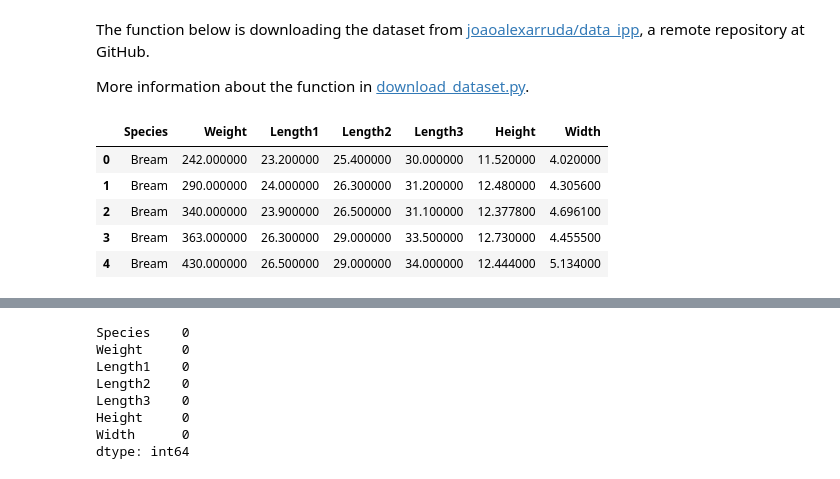
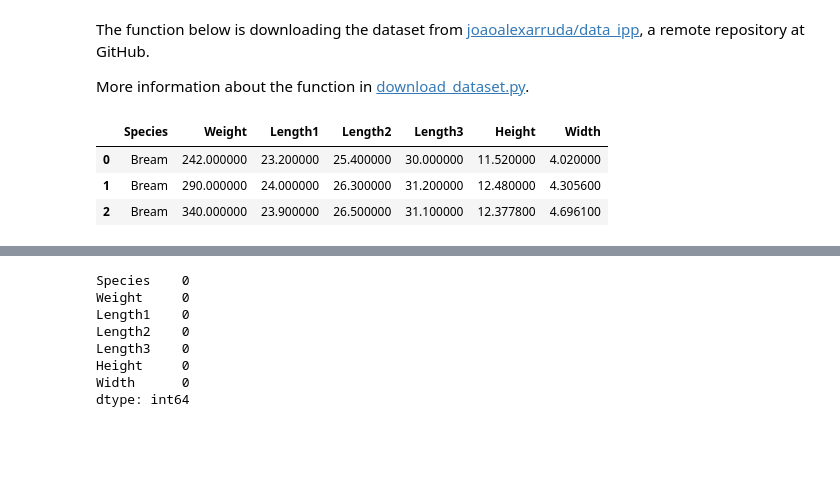
Before and after one commit to joaoalexarruda/fishcatch, a Jupyter notebook: main.ipynb, the cells around one changed output, grey strips where cells are left out. Saved outputs shown, nothing was run; the diff lists cells and outputs as text; code cells hidden in the pictures; blank space fills up the shorter version.

```diff
--- a/main.ipynb
+++ b/main.ipynb
@@ -24,14 +24,12 @@ fishcatch = download_dataset(data_file='fishcatch', extension='.tar.xz')
 # %%
 # Quick peek at the data
 df = pd.read_csv(fishcatch)
-df.head().style.background_gradient(cmap='viridis')
+df.head(3).style.background_gradient(cmap='viridis')
 # %% [output]
 |  | Species | Weight | Length1 | Length2 | Length3 | Height | Width |
 | 0 | Bream | 242.000000 | 23.200000 | 25.400000 | 30.000000 | 11.520000 | 4.020000 |
 | 1 | Bream | 290.000000 | 24.000000 | 26.300000 | 31.200000 | 12.480000 | 4.305600 |
 | 2 | Bream | 340.000000 | 23.900000 | 26.500000 | 31.100000 | 12.377800 | 4.696100 |
-| 3 | Bream | 363.000000 | 26.300000 | 29.000000 | 33.500000 | 12.730000 | 4.455500 |
-| 4 | Bream | 430.000000 | 26.500000 | 29.000000 | 34.000000 | 12.444000 | 5.134000 |
 # %%
 # Checking for useful information about the dataset
 df.info()
```
Also changed, not shown: parts of 12 cells of this notebook, 2 other files.
